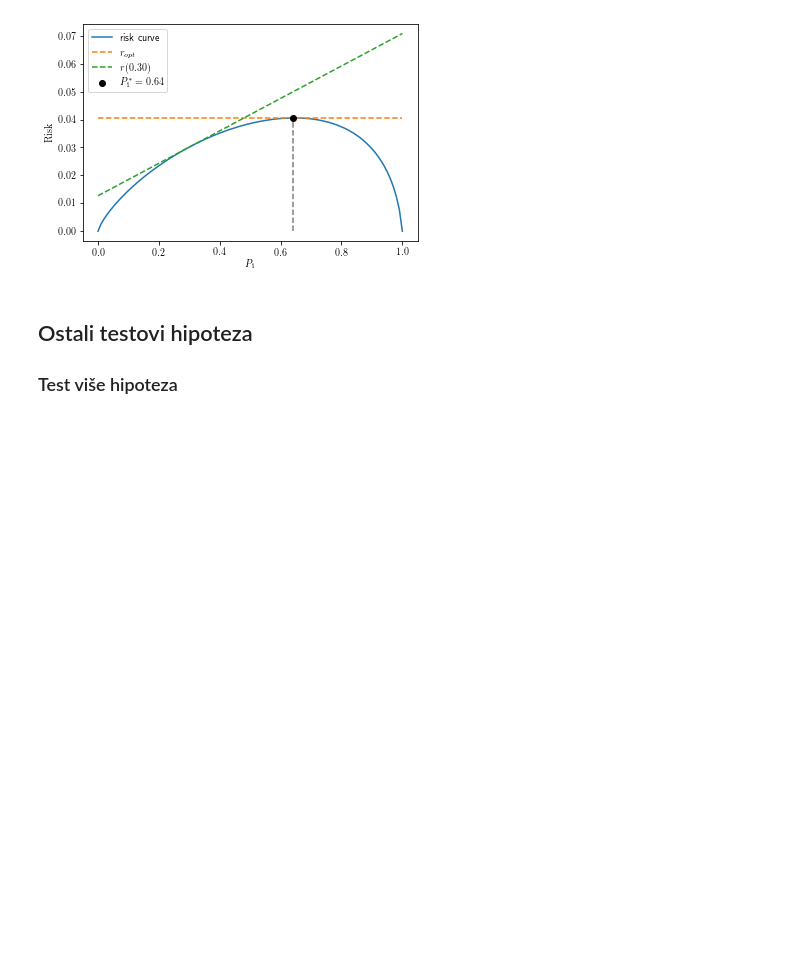
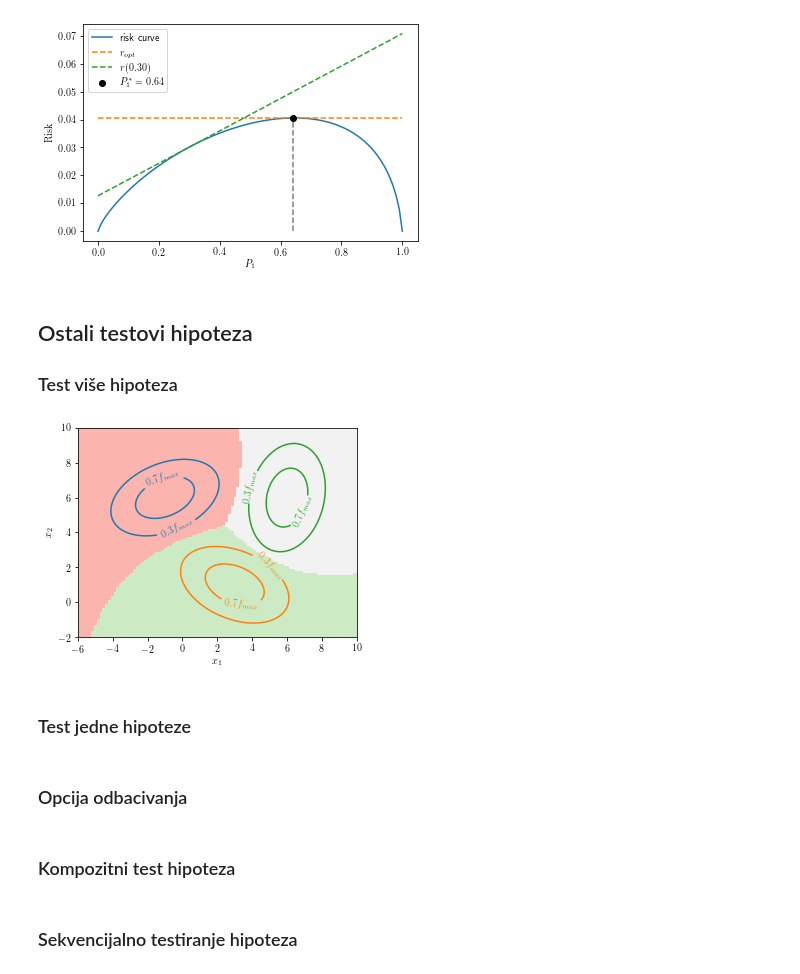
Before and after one commit to djokjulapfe/po, a Jupyter notebook: lectures.ipynb, the cells around one changed output. Drawn from its saved outputs; the diff is of its cells as text; code cells hidden in the pictures; blank space fills up the shorter version.

```diff
--- a/lectures.ipynb
+++ b/lectures.ipynb
@@ -284,3 +287,39 @@ plt.show()
 ## Ostali testovi hipoteza
 
 ### Test više hipoteza
+# %%
+
+x_space = np.linspace(-6, 10, 100)
+y_space = np.linspace(-2, 10, 100)
+x, y = np.meshgrid(x_space, y_space)
+pos = np.dstack((x, y))
+
+f1 = scipy.stats.multivariate_normal([-1, 6], [[4, 1], [1, 2]])
+p1 = 0.3
+f2 = scipy.stats.multivariate_normal([3, 1], [[4, -1], [-1, 2]])
+p2 = 0.5
+f3 = scipy.stats.multivariate_normal([6, 6], [[2, 0.5], [0.5, 4]])
+p3 = 1 - p1 - p2
+
+fig = plt.figure(figsize=(5, 5))
+ax = fig.add_subplot(111)
+
+pdf_contour(f1.pdf(pos), x, y, color='C0')
+pdf_contour(f2.pdf(pos), x, y, color='C1')
+pdf_contour(f3.pdf(pos), x, y, color='C2')
+
+f_dstack = np.dstack((f1.pdf(pos), f2.pdf(pos), f3.pdf(pos)))
+f_max = np.max(f_dstack, axis=2)
+
+plt.hist2d(x.flatten(), y.flatten(), weights=(0.3 * (f_max == f2.pdf(pos)) + (f_max == f3.pdf(pos))).flatten(), bins=100, cmap='Pastel1')
+
+ax.set_aspect('equal')
+plt.xlabel('$x_1$')
+plt.ylabel('$x_2$')
+
+plt.savefig('a.svg')
+plt.show()
+# %% [output]
+[figure, added]
+# %% [markdown]
+### Test jedne hipoteze
@@ -286,0 +328,6 @@ plt.show()
+# %% [markdown]
+### Opcija odbacivanja
+# %% [markdown]
+### Kompozitni test hipoteza
+# %% [markdown]
+### Sekvencijalno testiranje hipoteza
```
Also changed, not shown: parts of 3 cells of this notebook, 1 other file.
